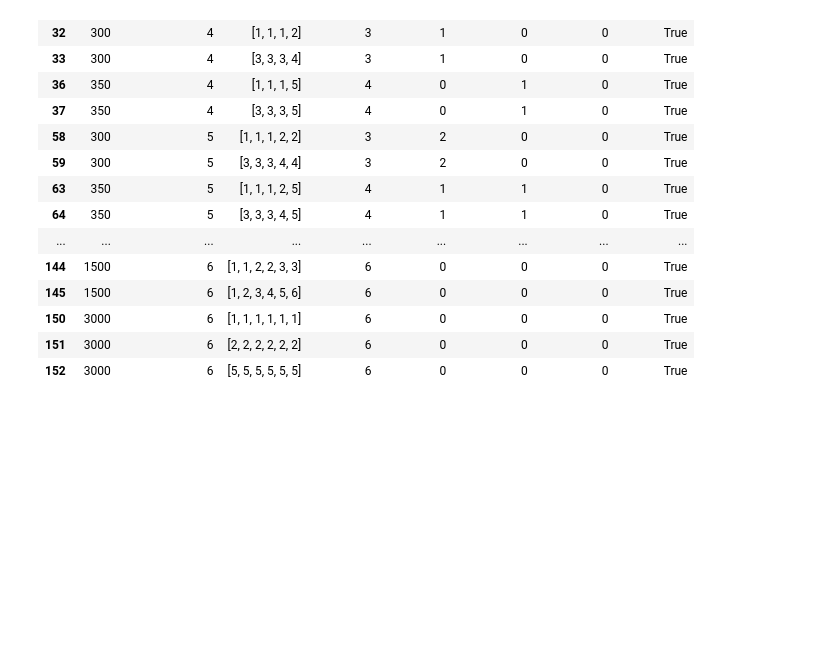
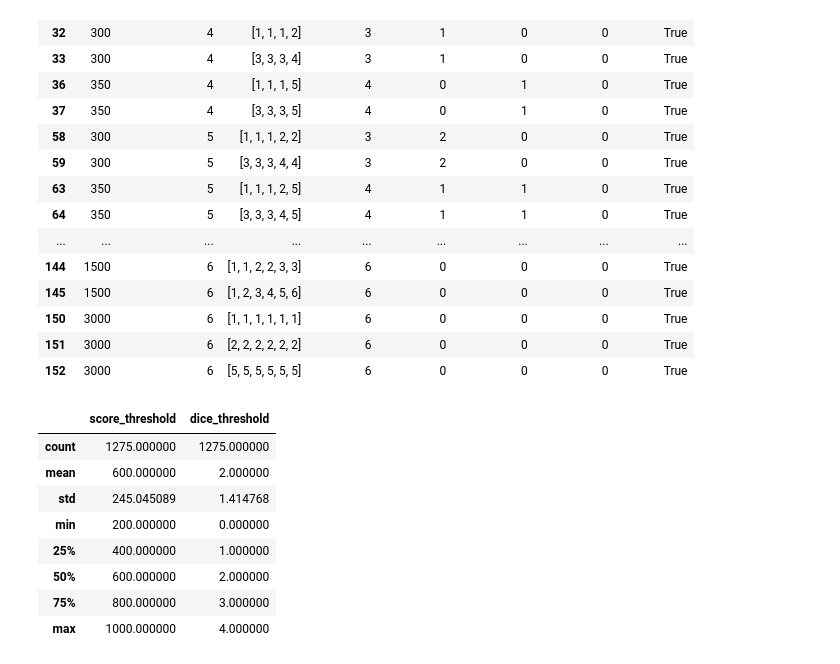
Before and after one commit to Isaac-McPadden/Farkle_II, a Jupyter notebook: Notebooks/FarkleMkII.ipynb, the cells around one changed output. Cells and saved outputs as stored; diff of their text form; code cells hidden in the pictures; blank space fills up the shorter version.

```diff
--- a/Notebooks/FarkleMkII.ipynb
+++ b/Notebooks/FarkleMkII.ipynb
@@ -403,0 +410,12 @@ duplicates_from_all
+# %%
+grid1_df.describe()
+# %% [output]
+|  | score_threshold | dice_threshold |
+| count | 1275.000000 | 1275.000000 |
+| mean | 600.000000 | 2.000000 |
+| std | 245.045089 | 1.414768 |
+| min | 200.000000 | 0.000000 |
+| 25% | 400.000000 | 1.000000 |
+| 50% | 600.000000 | 2.000000 |
+| 75% | 800.000000 | 3.000000 |
+| max | 1000.000000 | 4.000000 |
```
Also changed, not shown: parts of 5 cells of this notebook, 2 other files.
